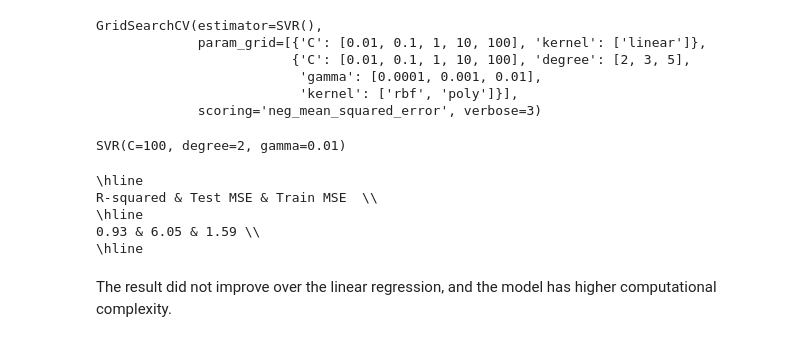
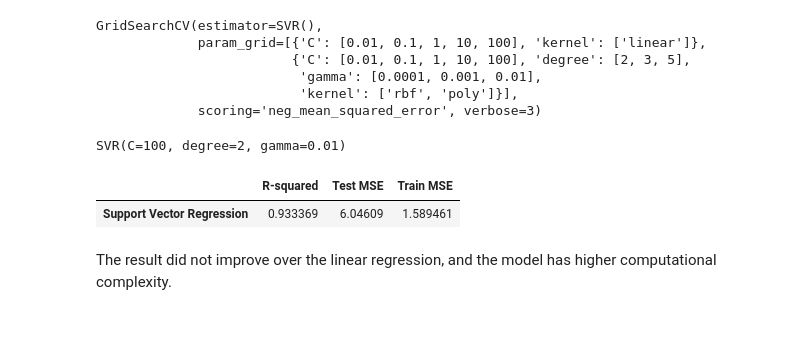
Before and after one commit to farqlia/WorldCountriesProject, a Jupyter notebook: notebooks/Analysis Of Median Age.ipynb, the cells around one changed output. Cells and saved outputs as stored; diff of their text form; code cells hidden in the pictures.

```diff
--- a/notebooks/Analysis Of Median Age.ipynb
+++ b/notebooks/Analysis Of Median Age.ipynb
@@ -662,13 +606,0 @@ X_test_prepared = preprocessing.transform(df_X_test)
-# %%
-from sklearn.svm import SVR
-from sklearn.model_selection import GridSearchCV
-
-tuned_params = [{'kernel': ['linear'], 'C': [0.01, 0.1, 1, 10, 100]},
-    {'C': [0.01, 0.1, 1, 10, 100], 'gamma': [0.0001, 0.001, 0.01],
-     'kernel': ['rbf', 'poly'], 'degree': [2, 3, 5]      # degree is only for polynomial
-    }]
-
-grid_search = GridSearchCV(SVR(), tuned_params, scoring='neg_mean_squared_error',
-                           verbose=3)
-
-grid_search.fit(X_train_prepared, y_train)
@@ -723,13 +606,0 @@ results_df
-# %%
-degrees = [2, 3, 4]
-poly_models = []
-errors = pd.DataFrame(columns=['R-squared', 'Test MSE', 'Train MSE'], index=degrees)
-errors.index.name = 'degree'
-
-for degree in degrees:
-    poly_model = PolyRegression(degree)
-    poly_model.fit(X_train_one_feature.reshape(-1, 1), y_train)
-    poly_models.append(poly_model)
-
-errors = compute_performance_df(X_train_one_feature, y_train, X_test_one_feature, y_test,
-                                poly_models, [f'Polynomial={d}' for d in degrees])
@@ -894,14 +725,11 @@ svr
 # %% [output]
 SVR(C=100, degree=2, gamma=0.01)
 # %%
-print_for_latex_table_perf(compute_performance_df(X_train_prepared, y_train, X_test_prepared, y_test,
-                       [svr], ['Support Vector Regression']))
+compute_performance_df(X_train_prepared, y_train, X_test_prepared, y_test,
+                       [svr], ['Support Vector Regression'])
 # %% [output]
-\hline
-R-squared & Test MSE & Train MSE  \\
-\hline
-0.93 & 6.05 & 1.59 \\
-\hline
+|  | R-squared | Test MSE | Train MSE |
+| Support Vector Regression | 0.933369 | 6.04609 | 1.589461 |
 # %% [markdown]
 The result did not improve over the linear regression, and the model has higher computational complexity.
 # %% [markdown]
```
Also changed, not shown: parts of 11 cells of this notebook.
